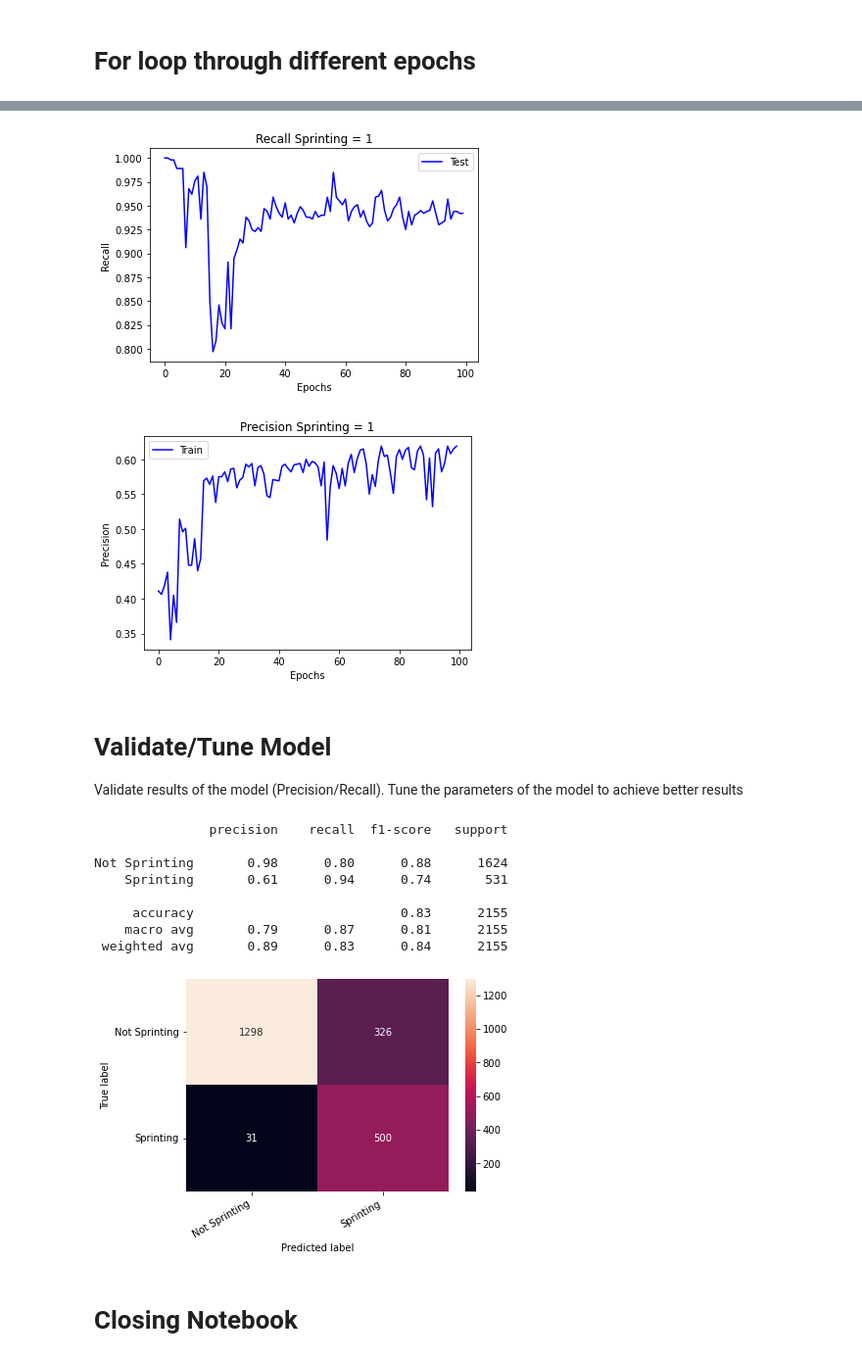
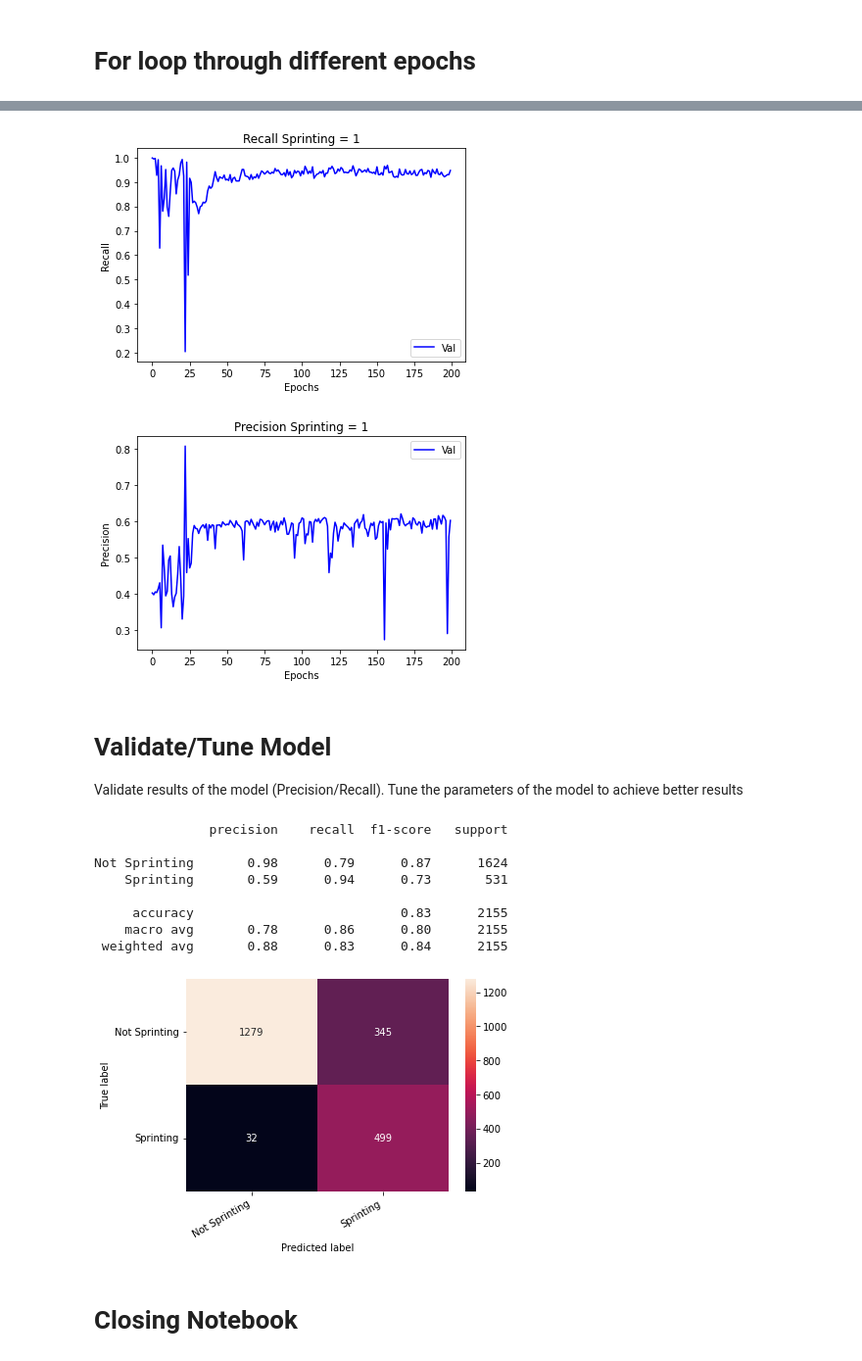
Before and after one commit to MartijnKok/Portfolio, a Jupyter notebook: Predictive_Models/1D_CNN_Dataloader.ipynb, the cells around one changed output, grey strips where cells are left out. Shown at 98% size. Drawn from its saved outputs; the diff is of its cells as text; code cells hidden in the pictures.

```diff
--- a/Predictive_Models/1D_CNN_Dataloader.ipynb
+++ b/Predictive_Models/1D_CNN_Dataloader.ipynb
@@ -102,12 +102,12 @@ print(X_train.shape)
 # %% [output]
 (6904, 3, 100)
 # %%
-A1 = X_test['wheelRotationalSpeedX'].to_numpy().reshape(int(len(X_test)/size_batch),size_batch)
-A2 = X_test['frameRotationalSpeedZ'].to_numpy().reshape(int(len(X_test)/size_batch),size_batch)
-A3 = X_test['frAcc'].to_numpy().reshape(int(len(X_test)/size_batch),size_batch)
+A1 = X_val['wheelRotationalSpeedX'].to_numpy().reshape(int(len(X_val)/size_batch),size_batch)
+A2 = X_val['frameRotationalSpeedZ'].to_numpy().reshape(int(len(X_val)/size_batch),size_batch)
+A3 = X_val['frAcc'].to_numpy().reshape(int(len(X_val)/size_batch),size_batch)
 
-X_test = np.stack((A1,A2,A3),axis=1)
-X_test = X_test.reshape([int(len(X_test)),channels,size_batch])
+X_val = np.stack((A1,A2,A3),axis=1)
+X_val = X_val.reshape([int(len(X_val)),channels,size_batch])
 # %% [markdown]
 ## Balancing the data (Copy all positives and paste them after X_train)
 # %%
@@ -151,8 +144,8 @@ sns.countplot(y_train_Resample)
 X_train = torch.from_numpy(X_train_Resample).float()
 y_train = torch.squeeze(torch.from_numpy(y_train_Resample).float())
 
-X_test = torch.from_numpy(X_test).float()
-y_test = torch.squeeze(torch.from_numpy(y_test.to_numpy()).float())
+X_val = torch.from_numpy(X_val).float()
+y_val = torch.squeeze(torch.from_numpy(y_val.to_numpy()).float())
 # %%
 train_ds = TensorDataset(X_train, y_train)
 train_dl = DataLoader(train_ds, batch_size=64, num_workers = 4, pin_memory = True)
@@ -201,8 +194,8 @@ optimizer = optim.Adam(CNN.parameters(), lr=0.001)
 # %%
 device = torch.device("cuda:0" if torch.cuda.is_available() else "cpu")
 
-X_test = X_test.to(device)
-y_test = y_test.to(device)
+X_val = X_val.to(device)
+y_val = y_val.to(device)
 
 CNN = CNN.to(device)
 criterion = criterion.to(device)
@@ -278,49 +277,49 @@ plt.show()
 # %%
-plt.plot(Results_recall.Epoch , Results_recall.Recall_test,'b')
-plt.legend(['Test'])
+plt.plot(Results_recall.Epoch , Results_recall.Recall_val,'b')
+plt.legend(['Val'])
 plt.title('Recall Sprinting = 1')
 plt.ylabel('Recall')
 plt.xlabel('Epochs')
 plt.show()
 
-plt.plot(Results_prec.Epoch,Results_prec.Prec_test,'b')
-plt.legend(['Train'])
+plt.plot(Results_prec.Epoch,Results_prec.Prec_val,'b')
+plt.legend(['Val'])
 plt.title('Precision Sprinting = 1')
 plt.ylabel('Precision')
 plt.xlabel('Epochs')
 plt.show()
 # %% [output]
-[figure, old version]
+[figure, new version]
-[figure, old version]
+[figure, new version]
 # %% [markdown]
 # Validate/Tune Model
 
 Validate results of the model (Precision/Recall). Tune the parameters of the model to achieve better results
 # %%
 classes = ['Not Sprinting', 'Sprinting']
-y_pred = CNN(X_test)
+y_pred = CNN(X_val)
 y_pred = y_pred.ge(.5).view(-1).cpu()
-y_test = y_test.cpu()
-print(classification_report(y_test, y_pred, target_names=classes))
+y_val = y_val.cpu()
+print(classification_report(y_val, y_pred, target_names=classes))
 # %% [output]
                precision    recall  f1-score   support
 
-Not Sprinting       0.98      0.80      0.88      1624
-    Sprinting       0.61      0.94      0.74       531
+Not Sprinting       0.98      0.79      0.87      1624
+    Sprinting       0.59      0.94      0.73       531
 
      accuracy                           0.83      2155
-    macro avg       0.79      0.87      0.81      2155
- weighted avg       0.89      0.83      0.84      2155
+    macro avg       0.78      0.86      0.80      2155
+ weighted avg       0.88      0.83      0.84      2155
 # %%
-cm = confusion_matrix(y_test, y_pred)
+cm = confusion_matrix(y_val, y_pred)
 df_cm = pd.DataFrame(cm, index=classes, columns=classes)
 hmap = sns.heatmap(df_cm, annot=True, fmt="d")
 hmap.yaxis.set_ticklabels(hmap.yaxis.get_ticklabels(), rotation=0, ha='right')
 hmap.xaxis.set_ticklabels(hmap.xaxis.get_ticklabels(), rotation=30, ha='right')
 plt.ylabel('True label')
 plt.xlabel('Predicted label');
 # %% [output]
-[figure, old version]
+[figure, new version]
 # %% [markdown]
 # Closing Notebook
 # %%
```
Also changed, not shown: parts of 8 cells of this notebook.
